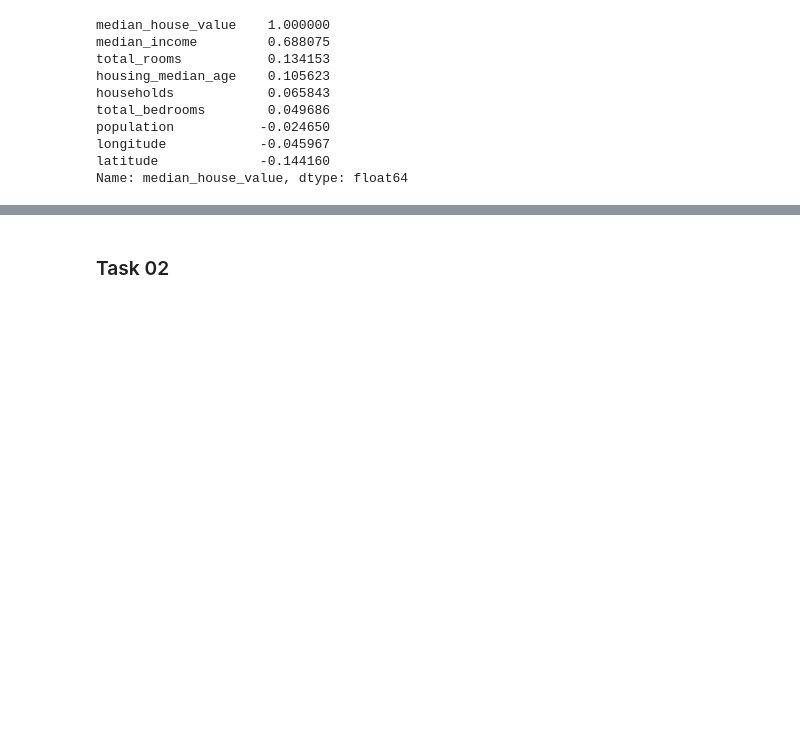
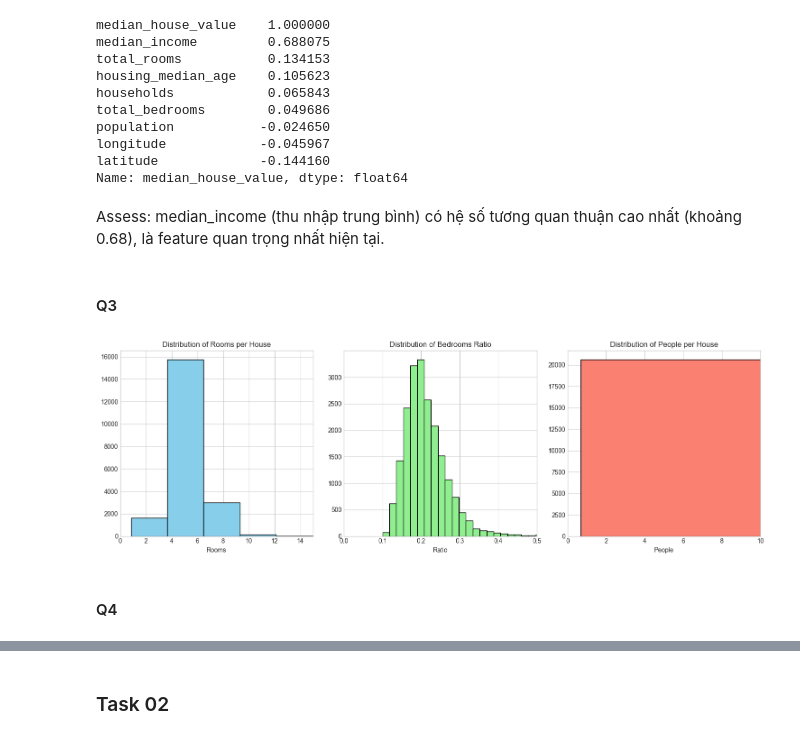
Before and after one commit to HieuXiao/ml-data-handling-viz, a Jupyter notebook: MachineL/ML_04/house_price.ipynb, the cells around one changed output, grey strips where cells are left out. Cells and saved outputs as stored; diff of their text form; code cells hidden in the pictures; blank space fills up the shorter version.

```diff
--- a/MachineL/ML_04/house_price.ipynb
+++ b/MachineL/ML_04/house_price.ipynb
@@ -178,3 +201,36 @@ population           -0.024650
 longitude            -0.045967
 latitude             -0.144160
 Name: median_house_value, dtype: float64
+# %% [markdown]
+Assess:
+median_income (thu nhập trung bình) có hệ số tương quan thuận cao nhất (khoảng 0.68), là feature quan trọng nhất hiện tại.
+# %% [markdown]
+#### Q3
+# %%
+# Tạo 3 features mới (Feature Engineering)
+
+fig, axes = plt.subplots(1, 3, figsize=(15, 5))
+# 1. Rooms per house
+housing['rooms_per_house'].hist(bins=50, ax=axes[0], color='skyblue', edgecolor='black')
+axes[0].set_title('Distribution of Rooms per House')
+axes[0].set_xlabel('Rooms')
+axes[0].set_xlim(0, 15) # Giới hạn trục X để hiển thị rõ phần lớn dữ liệu, loại trừ extreme outliers
+
+# 2. Bedrooms ratio
+housing['bedrooms_ratio'].hist(bins=50, ax=axes[1], color='lightgreen', edgecolor='black')
+axes[1].set_title('Distribution of Bedrooms Ratio')
+axes[1].set_xlabel('Ratio')
+axes[1].set_xlim(0, 0.5)
+
+# 3. People per house
+housing['people_per_house'].hist(bins=50, ax=axes[2], color='salmon', edgecolor='black')
+axes[2].set_title('Distribution of People per House')
+axes[2].set_xlabel('People')
+axes[2].set_xlim(0, 10)
+
+plt.tight_layout()
+plt.show()
+# %% [output]
+[figure, added]
+# %% [markdown]
+#### Q4
```
Also changed, not shown: parts of 12 cells of this notebook, 5 other files.
